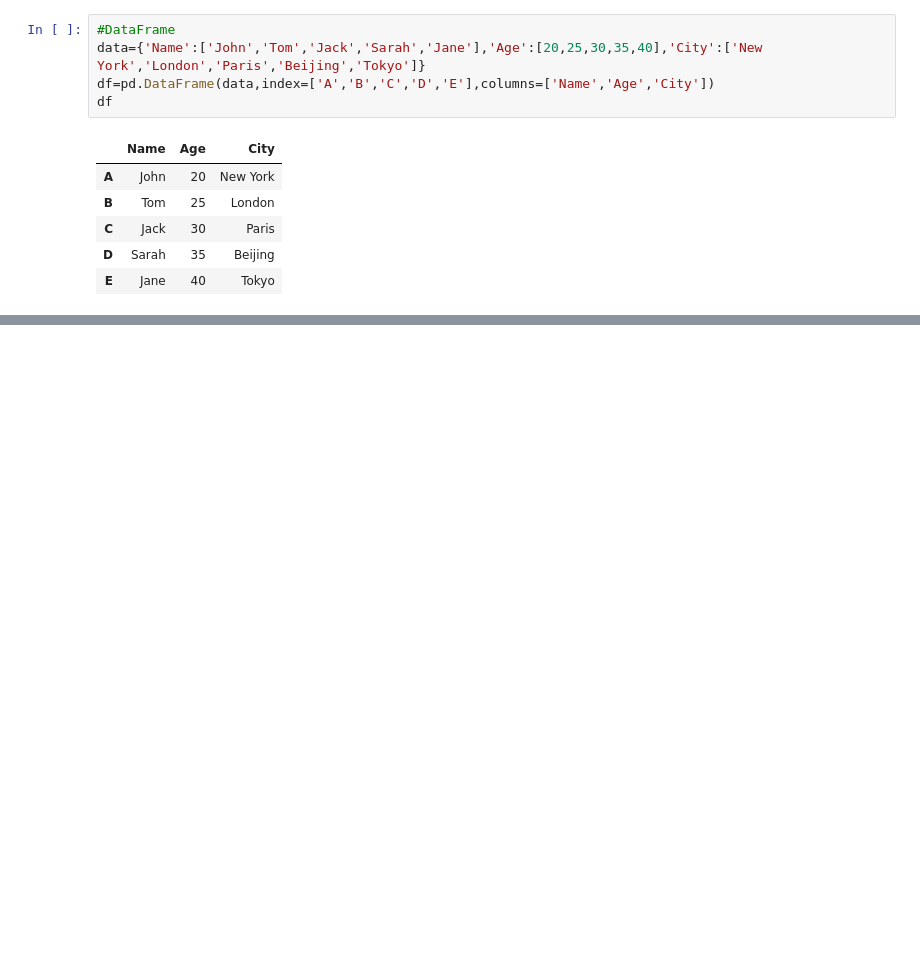
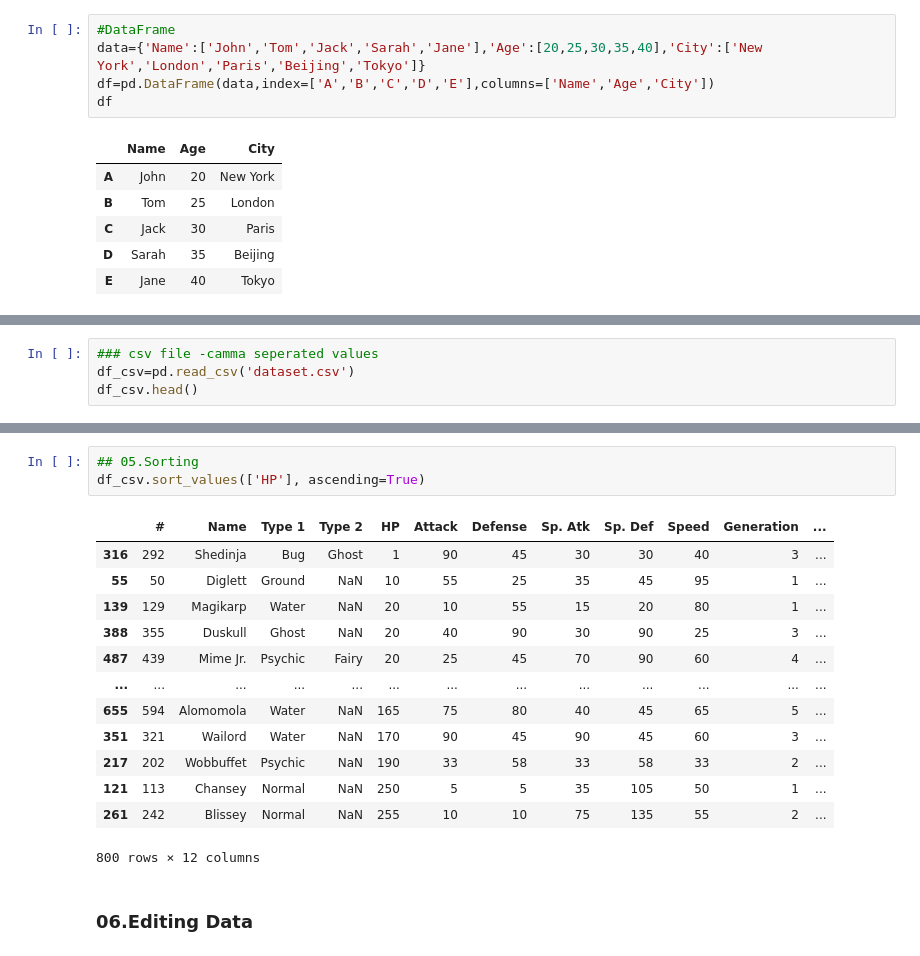
Before and after one commit to Siva1204Tharsh/Pandas-py, a Jupyter notebook: Pandas.ipynb, the cells around one changed output, grey strips where cells are left out. Drawn from its saved outputs; the diff is of its cells as text; blank space fills up the shorter version.

```diff
--- a/Pandas.ipynb
+++ b/Pandas.ipynb
@@ -76,0 +54,4 @@ df
+# %%
+### csv file -camma seperated values
+df_csv=pd.read_csv('dataset.csv')
+df_csv.head()
@@ -76,0 +184,19 @@ df
+# %%
+## 05.Sorting
+df_csv.sort_values(['HP'], ascending=True)
+# %% [output]
+|  | # | Name | Type 1 | Type 2 | HP | Attack | Defense | Sp. Atk | Sp. Def | Speed | Generation | ... |
+| 316 | 292 | Shedinja | Bug | Ghost | 1 | 90 | 45 | 30 | 30 | 40 | 3 | ... |
+| 55 | 50 | Diglett | Ground | NaN | 10 | 55 | 25 | 35 | 45 | 95 | 1 | ... |
+| 139 | 129 | Magikarp | Water | NaN | 20 | 10 | 55 | 15 | 20 | 80 | 1 | ... |
+| 388 | 355 | Duskull | Ghost | NaN | 20 | 40 | 90 | 30 | 90 | 25 | 3 | ... |
+| 487 | 439 | Mime Jr. | Psychic | Fairy | 20 | 25 | 45 | 70 | 90 | 60 | 4 | ... |
+| ... | ... | ... | ... | ... | ... | ... | ... | ... | ... | ... | ... | ... |
+| 655 | 594 | Alomomola | Water | NaN | 165 | 75 | 80 | 40 | 45 | 65 | 5 | ... |
+| 351 | 321 | Wailord | Water | NaN | 170 | 90 | 45 | 90 | 45 | 60 | 3 | ... |
+| 217 | 202 | Wobbuffet | Psychic | NaN | 190 | 33 | 58 | 33 | 58 | 33 | 2 | ... |
+| 121 | 113 | Chansey | Normal | NaN | 250 | 5 | 5 | 35 | 105 | 50 | 1 | ... |
+| 261 | 242 | Blissey | Normal | NaN | 255 | 10 | 10 | 75 | 135 | 55 | 2 | ... |
+800 rows × 12 columns
+# %% [markdown]
+### 06.Editing Data
```
Also changed, not shown: parts of 25 cells of this notebook, 3 other files.
